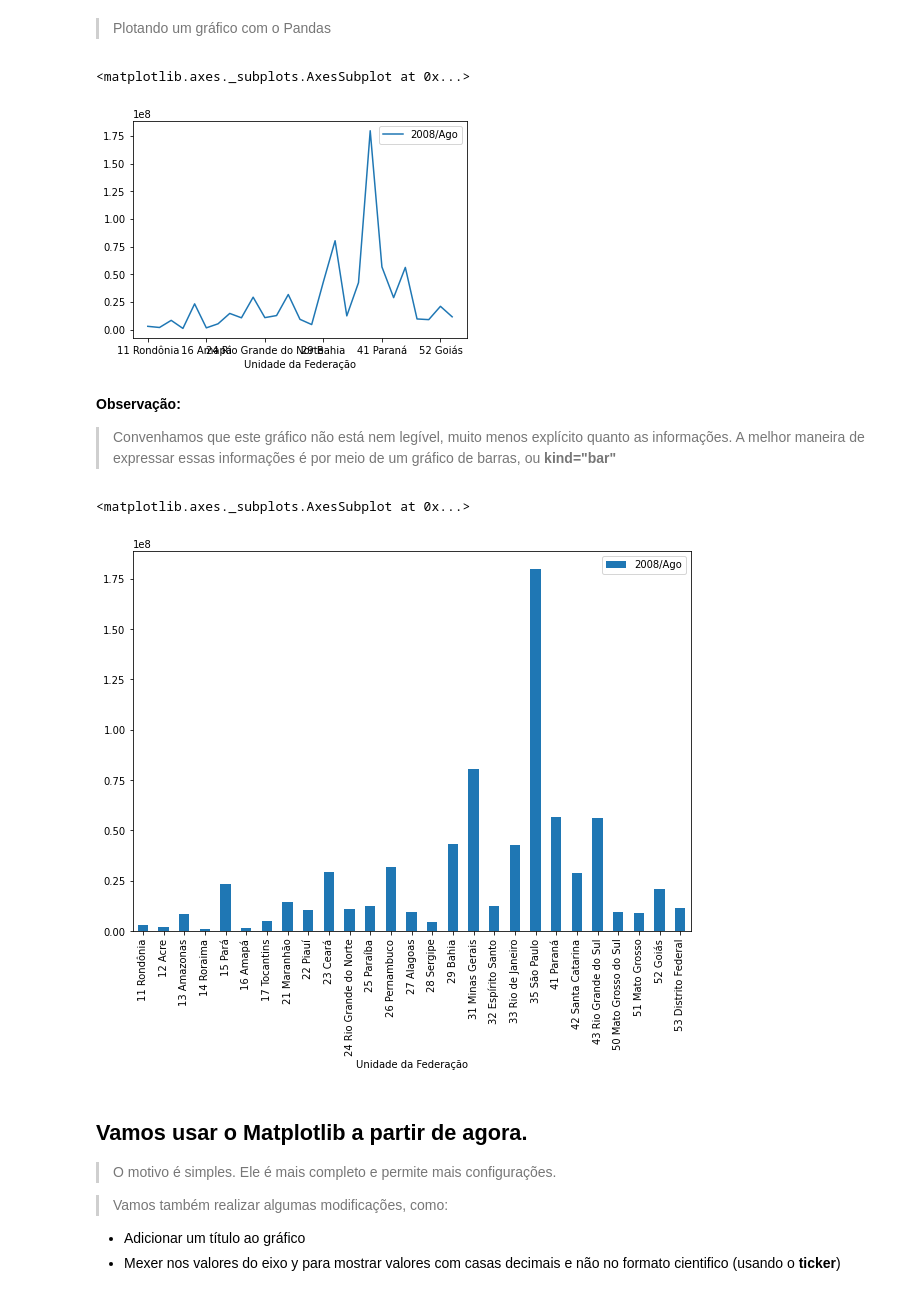
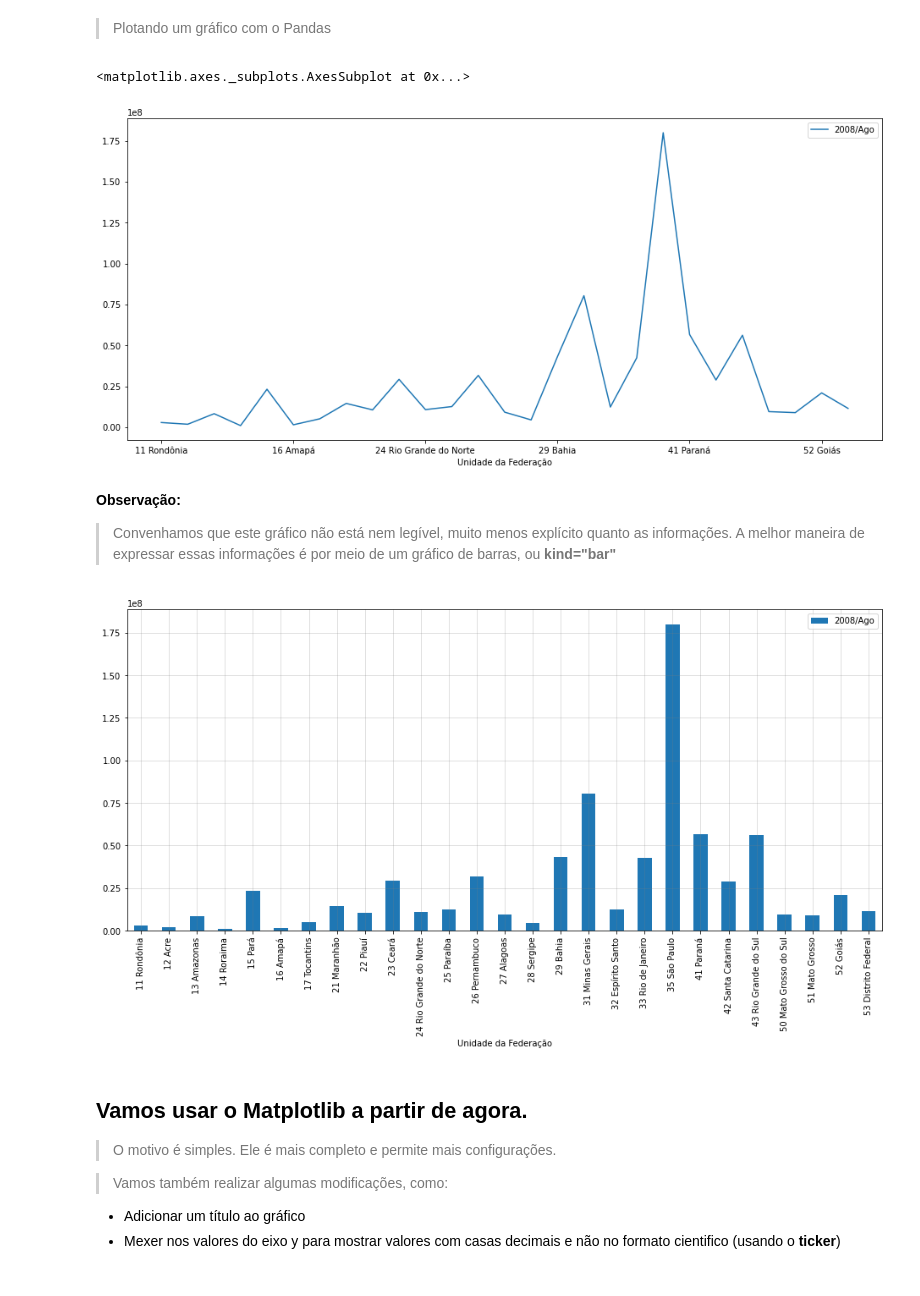
Before and after one commit to MatheusOrange211/Bootcamp-Alura, a Jupyter notebook: Bootcamp_Alura_Data_Science_Hospitalar.ipynb, the cells around one changed output. Drawn from its saved outputs; the diff is of its cells as text; code cells hidden in the pictures.

```diff
--- a/Bootcamp_Alura_Data_Science_Hospitalar.ipynb
+++ b/Bootcamp_Alura_Data_Science_Hospitalar.ipynb
@@ -145,20 +145,20 @@ dados['2008/Ago'].mean()
 
 > Plotando um gráfico com o Pandas
 # %%
-dados.plot(x='Unidade da Federação',y='2008/Ago')
+dados.plot(x='Unidade da Federação',y='2008/Ago',figsize=(16,7))
 # %% [output]
 <matplotlib.axes._subplots.AxesSubplot at 0x...>
-[figure, old version]
+[figure, new version]
 # %% [markdown]
 **Observação:**
 
 
 > Convenhamos que este gráfico não está nem legível, muito menos explícito quanto as informações. A melhor maneira de expressar essas informações é por meio de um gráfico de barras, ou  **kind="bar"**
 # %%
-dados.plot(x="Unidade da Federação",y="2008/Ago",kind="bar",figsize=(10,7))
+dados.plot(x="Unidade da Federação",y="2008/Ago",kind="bar",figsize=(16,7))
+plt.grid(color='gray',linestyle='-',alpha=0.3)
 # %% [output]
-<matplotlib.axes._subplots.AxesSubplot at 0x...>
-[figure, old version]
+[figure, new version]
 # %% [markdown]
 ## Vamos usar o Matplotlib a partir de agora.
 > O motivo é simples. Ele é mais completo e permite mais configurações.
```
Also changed, not shown: parts of 54 cells of this notebook.
